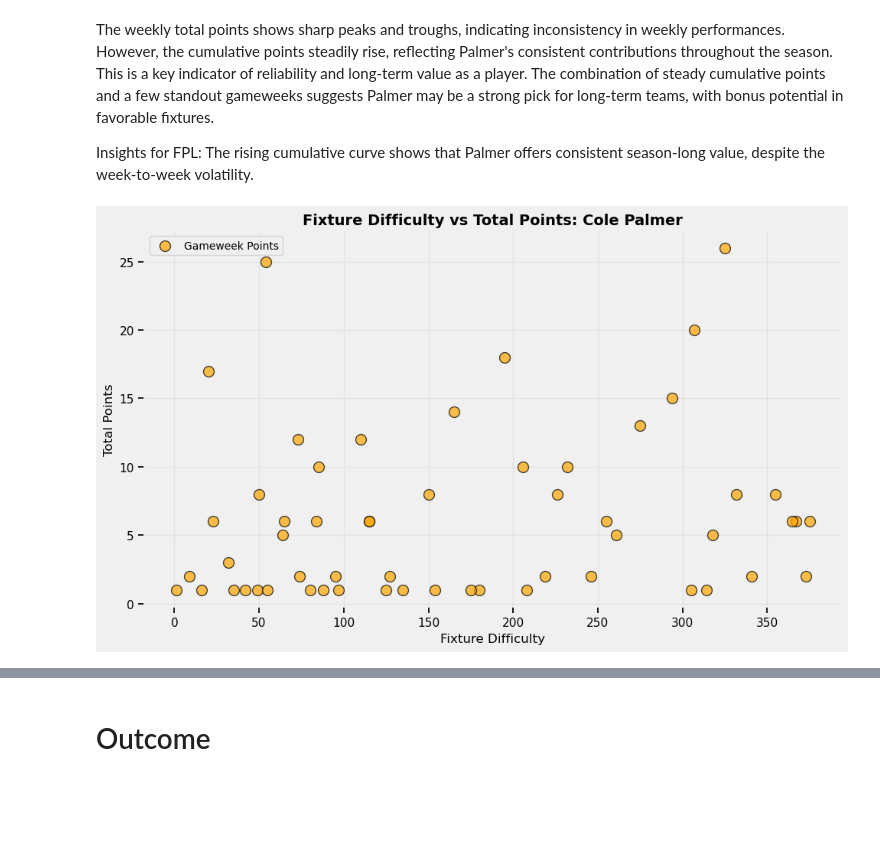
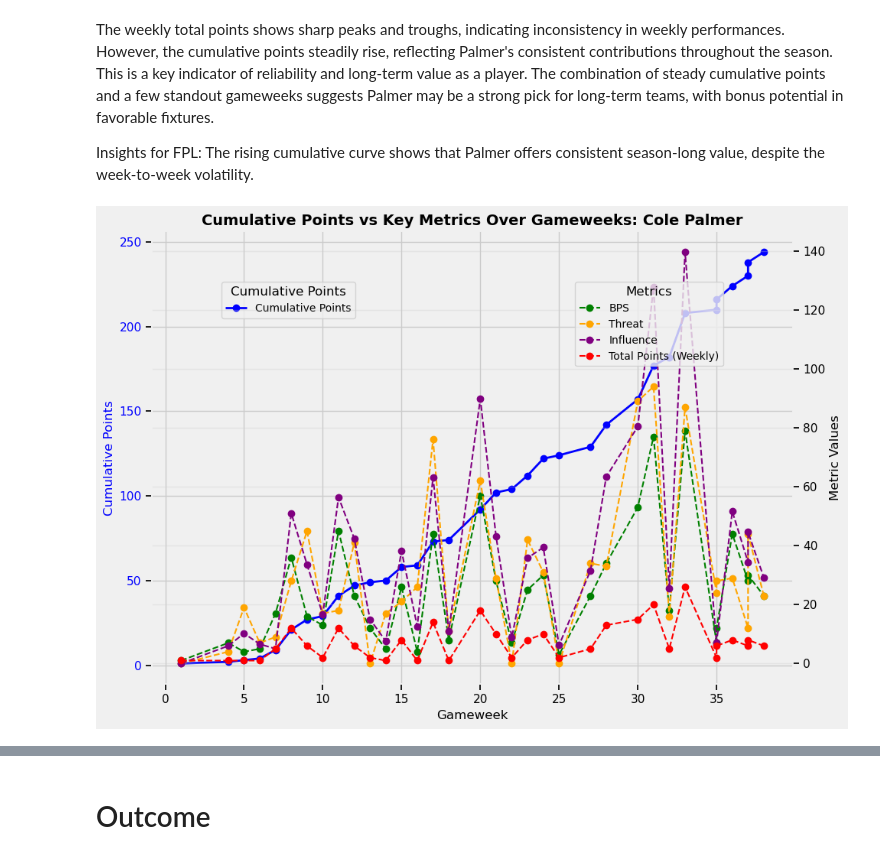
Before and after one commit to MahaFakhroo/D.R.E.A.M., a Jupyter notebook: Python Scripts/EDA_Visuals.ipynb, the cells around one changed output, grey strips where cells are left out. Saved outputs shown, nothing was run; the diff lists cells and outputs as text; code cells hidden in the pictures; blank space fills up the shorter version.

```diff
--- a/Python Scripts/EDA_Visuals.ipynb
+++ b/Python Scripts/EDA_Visuals.ipynb
@@ -972,30 +917,42 @@ The weekly total points shows sharp peaks and troughs, indicating inconsistency
 
 Insights for FPL:
 The rising cumulative curve shows that Palmer offers consistent season-long value, despite the week-to-week volatility.
-# %%
-# Scatter plot for Fixture Difficulty vs Total Points
-plt.figure(figsize=(10, 6))
-plt.scatter(
-    cole_palmer_data['fixture'],
-    cole_palmer_data['total_points'],
-    color='orange',
-    edgecolor='black',
-    s=100,
-    alpha=0.7,
-    label="Gameweek Points"
-)
-
-# Add labels and title
-plt.title("Fixture Difficulty vs Total Points: Cole Palmer", fontsize=14, fontweight='bold')
-plt.xlabel("Fixture Difficulty", fontsize=12)
-plt.ylabel("Total Points", fontsize=12)
-
-# Add grid and legend
-plt.grid(alpha=0.3)
-plt.legend(fontsize=10)
-plt.tight_layout()
-
-# Show the plot
-plt.show()
-# %% [output]
-[figure, removed]
+# %%
+# Filter the data for Cole Palmer
+cole_palmer_data = master_cleaned[(master_cleaned['name'] == "Cole Palmer") & (master_cleaned['Season'] == "2023-2024")].copy()
+
+# Sort by Gameweek to ensure proper ordering
+cole_palmer_data = cole_palmer_data.sort_values(by='GW')
+
+# Calculate cumulative points
+cole_palmer_data['cumulative_points'] = cole_palmer_data['total_points'].cumsum()
+
+# Plot cumulative points on the primary y-axis and key metrics on the secondary y-axis
+fig, ax1 = plt.subplots(figsize=(10, 7))
+
+# Primary y-axis for cumulative points
+ax1.plot(cole_palmer_data['GW'], cole_palmer_data['cumulative_points'], label="Cumulative Points", color='blue', marker='o', linestyle='-', linewidth=2)
+ax1.set_xlabel("Gameweek", fontsize=12)
+ax1.set_ylabel("Cumulative Points", fontsize=12, color='blue')
+ax1.tick_params(axis='y', labelcolor='blue')
+
+# Secondary y-axis for key metrics (BPS, Threat, Influence, Total Points)
+ax2 = ax1.twinx()
+ax2.plot(cole_palmer_data['GW'], cole_palmer_data['bps'], label="BPS", color='green', marker='o', linestyle='--', linewidth=1.5)
+ax2.plot(cole_palmer_data['GW'], cole_palmer_data['threat'], label="Threat", color='orange', marker='o', linestyle='--', linewidth=1.5)
+ax2.plot(cole_palmer_data['GW'], cole_palmer_data['influence'], label="Influence", color='purple', marker='o', linestyle='--', linewidth=1.5)
+ax2.plot(cole_palmer_data['GW'], cole_palmer_data['total_points'], label="Total Points (Weekly)", color='red', marker='o', linestyle='--', linewidth=1.5)
+ax2.set_ylabel("Metric Values", fontsize=12, color='black')
+ax2.tick_params(axis='y', labelcolor='black')
+
+# Add legends for both axes
+ax1.legend(loc="upper left", bbox_to_anchor=(0.1, 0.9), title="Cumulative Points", fontsize=10)
+ax2.legend(loc="upper right", bbox_to_anchor=(0.9, 0.9), title="Metrics", fontsize=10)
+
+# Add title and grid
+plt.title("Cumulative Points vs Key Metrics Over Gameweeks: Cole Palmer", fontsize=14, fontweight='bold')
+plt.grid(alpha=0.3)
+plt.tight_layout()
+plt.show()
+# %% [output]
+[figure, added]
```
Also changed, not shown: parts of 16 cells of this notebook, 1 other file.
